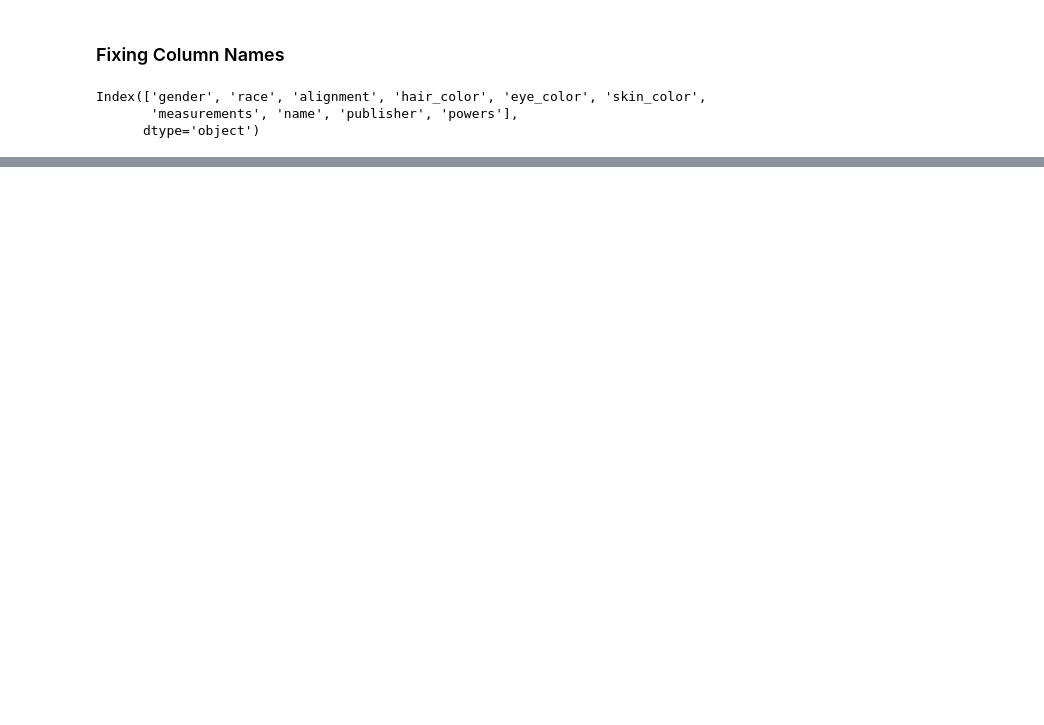
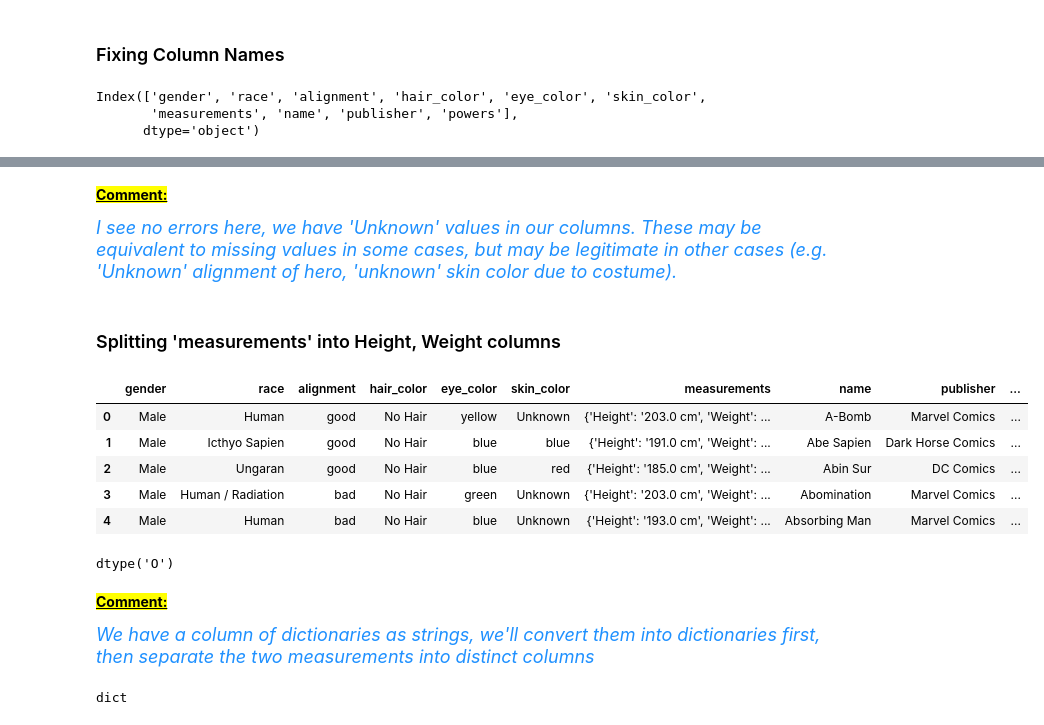
Before and after one commit to CRPeace/CD_Applying_Advanced_Transformations, a Jupyter notebook: C.Peace_Applying_Advanced_Transformations.ipynb, the cells around one changed output, grey strips where cells are left out. Cells and saved outputs as stored; diff of their text form; code cells hidden in the pictures; blank space fills up the shorter version.

```diff
--- a/C.Peace_Applying_Advanced_Transformations.ipynb
+++ b/C.Peace_Applying_Advanced_Transformations.ipynb
@@ -257,0 +314,27 @@ Index(['gender', 'race', 'alignment', 'hair_color', 'eye_color', 'skin_color',
+# %% [markdown]
+<mark><u>**Comment:**</u>
+
+<font color='dodgerblue' size=4><i>
+I see no errors here, we have 'Unknown' values in our columns.  These may be equivalent to missing values in some cases, but may be legitimate in other cases (e.g. 'Unknown' alignment of hero, 'unknown' skin color due to costume).
+</i></font>
+# %% [markdown]
+### Splitting 'measurements' into Height, Weight columns
+# %%
+df.head()
+# %% [output]
+|  | gender | race | alignment | hair_color | eye_color | skin_color | measurements | name | publisher | ... |
+| 0 | Male | Human | good | No Hair | yellow | Unknown | {'Height': '203.0 cm', 'Weight': ... | A-Bomb | Marvel Comics | ... |
+| 1 | Male | Icthyo Sapien | good | No Hair | blue | blue | {'Height': '191.0 cm', 'Weight': ... | Abe Sapien | Dark Horse Comics | ... |
+| 2 | Male | Ungaran | good | No Hair | blue | red | {'Height': '185.0 cm', 'Weight': ... | Abin Sur | DC Comics | ... |
+| 3 | Male | Human / Radiation | bad | No Hair | green | Unknown | {'Height': '203.0 cm', 'Weight': ... | Abomination | Marvel Comics | ... |
+| 4 | Male | Human | bad | No Hair | blue | Unknown | {'Height': '193.0 cm', 'Weight': ... | Absorbing Man | Marvel Comics | ... |
+# %%
+df['measurements'].dtype
+# %% [output]
+dtype('O')
+# %% [markdown]
+<mark><u>**Comment:**</u>
+
+<font color='dodgerblue' size=4><i>
+We have a column of dictionaries as strings, we'll convert them into dictionaries first, then separate the two measurements into distinct columns
+</i></font>
@@ -257,0 +347,5 @@ Index(['gender', 'race', 'alignment', 'hair_color', 'eye_color', 'skin_color',
+# %%
+# confirming
+type(df.loc[0,'measurements'])
+# %% [output]
+dict
```
Also changed, not shown: parts of 47 cells of this notebook.
